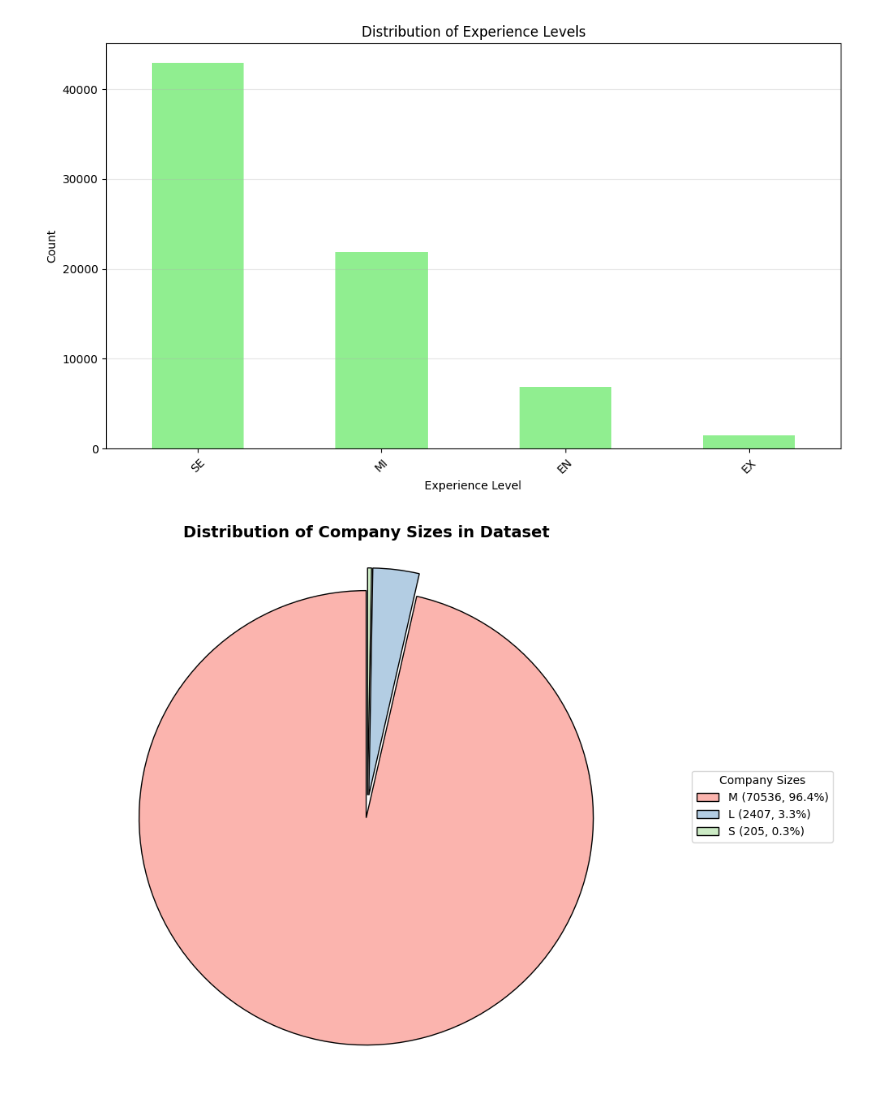
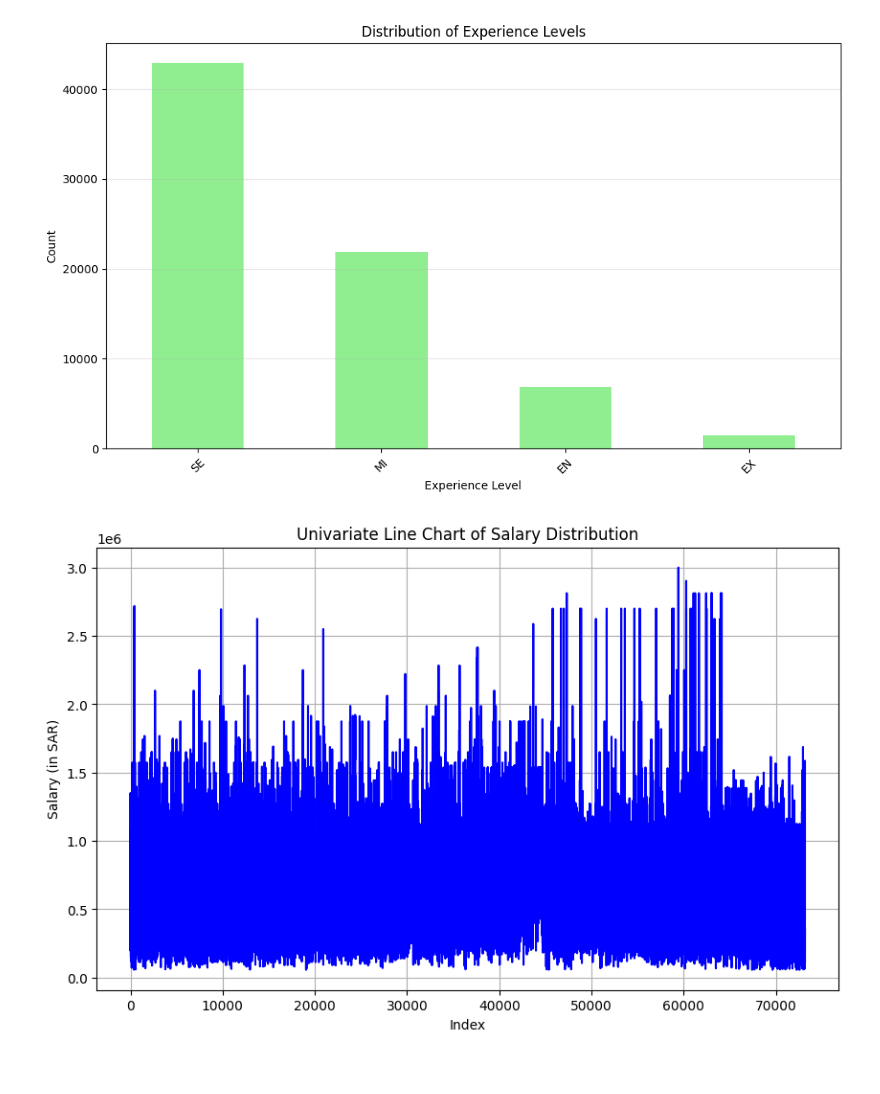
Before and after one commit to Mohab0P/salaries-analysis-and-prediction, a Jupyter notebook: modl.ipynb, the cells around one changed output. Drawn from its saved outputs; the diff is of its cells as text; code cells hidden in the pictures.

```diff
--- a/modl.ipynb
+++ b/modl.ipynb
@@ -135,36 +135,13 @@ plt.tight_layout()
 plt.show()
 # %% [output]
 [figure]
-# %%
-# Plot 3: Improved pie chart of company sizes
-company_size_counts = df['company_size'].value_counts()
-
-# Define better colors and labels
-colors = plt.cm.Pastel1(np.arange(len(company_size_counts)))
-labels = company_size_counts.index.tolist()
-
-# Create labels with percentages for legend
-total = sum(company_size_counts)
-labels_with_counts = [f'{label} ({count}, {count/total:.1%})'
-                      for label, count in zip(labels, company_size_counts)]
-
-plt.figure(figsize=(10, 7))
-wedges, texts = plt.pie(company_size_counts,
-                        colors=colors,
-                        startangle=90,
-                        shadow=False,
-                        explode=[0.05]*len(company_size_counts),
-                        wedgeprops={'edgecolor': 'black', 'linewidth': 1})
-
-# Add a legend outside the pie chart
-plt.legend(wedges, labels_with_counts,
-           title="Company Sizes",
-           loc="center left",
-           bbox_to_anchor=(1, 0, 0.5, 1))
-
-plt.title('Distribution of Company Sizes in Dataset', fontsize=14, fontweight='bold')
-plt.axis('equal')  # Equal aspect ratio ensures the pie chart is circular
-plt.tight_layout()
-plt.show()
-# %% [output]
-[figure, removed]
+# %%
+plt.figure(figsize=(10, 6))
+plt.plot(df['salary'], color='blue')
+plt.title('Univariate Line Chart of Salary Distribution')
+plt.xlabel('Index')
+plt.ylabel('Salary (in SAR)')
+plt.grid(True)
+plt.show()
+# %% [output]
+[figure, added]
```
Also changed, not shown: parts of 3 cells of this notebook.
